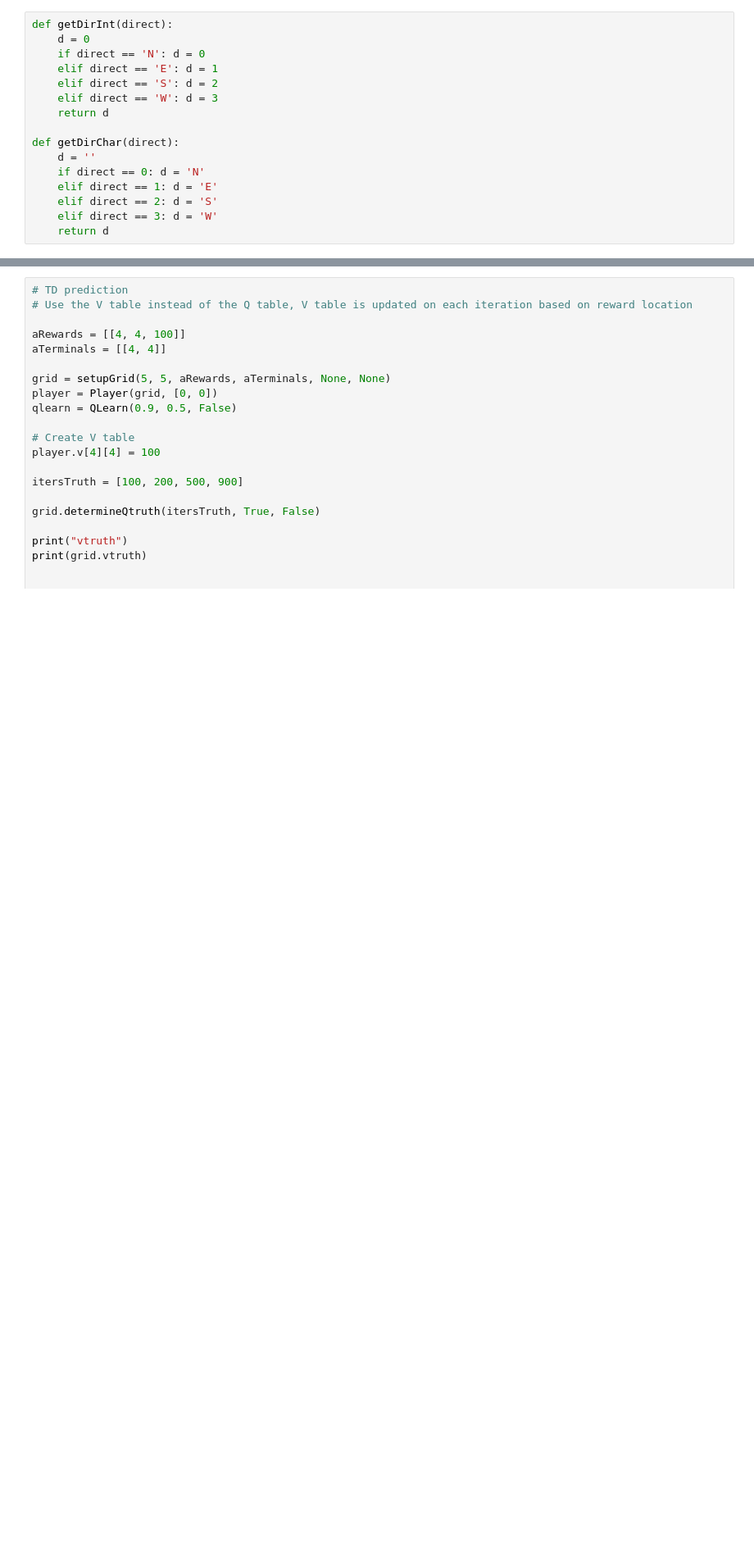
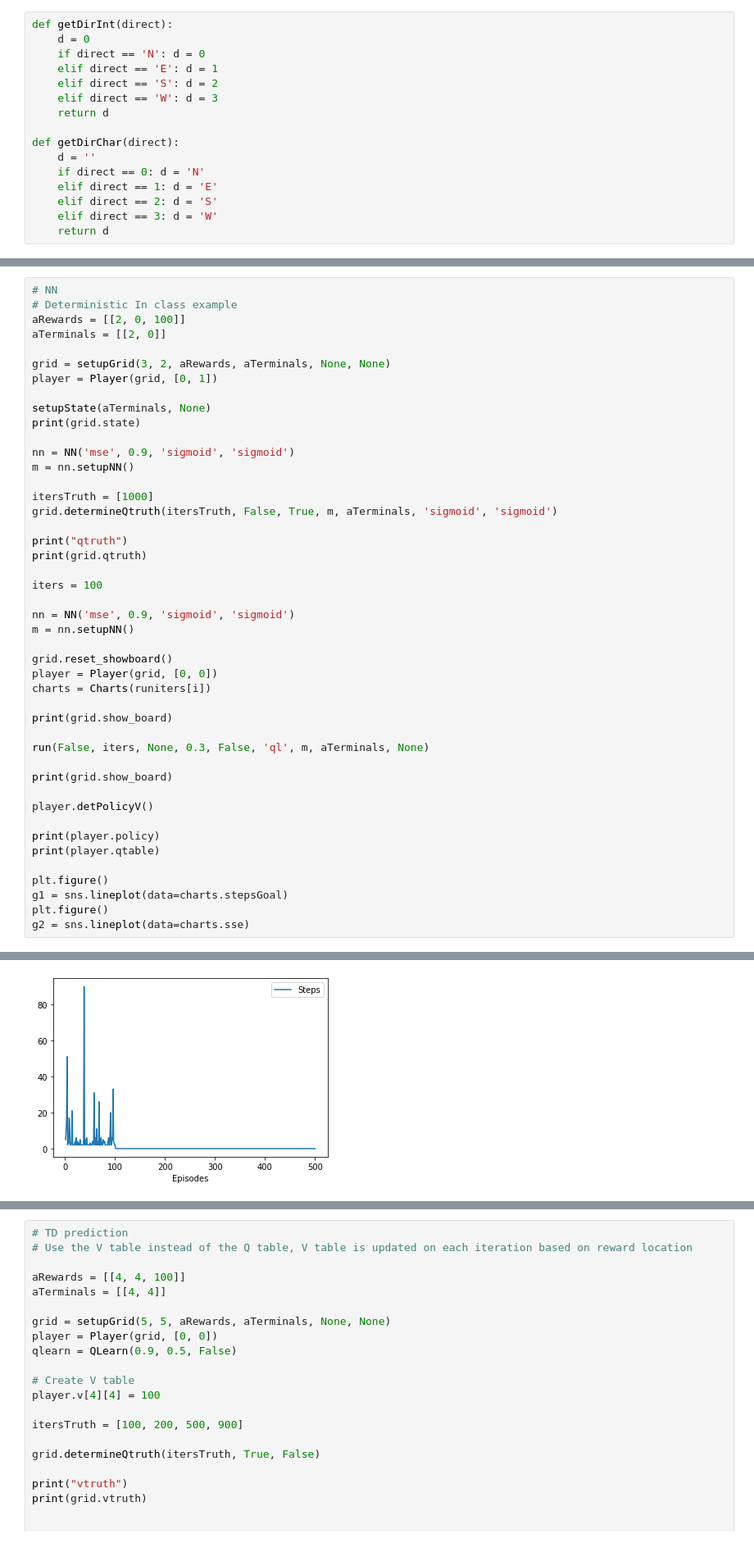
Before and after one commit to FreedomEclipse/GridWorldNN, a Jupyter notebook: gridworldNN.ipynb, the cells around one changed output, grey strips where cells are left out. Shown at 82% size. Saved outputs shown, nothing was run; the diff lists cells and outputs as text; blank space fills up the shorter version.

```diff
--- a/gridworldNN.ipynb
+++ b/gridworldNN.ipynb
@@ -867,0 +654,46 @@ g2 = sns.lineplot(data=charts.sse)
+# %%
+# NN
+# Deterministic In class example
+aRewards = [[2, 0, 100]]
+aTerminals = [[2, 0]]
+
+grid = setupGrid(3, 2, aRewards, aTerminals, None, None)
+player = Player(grid, [0, 1])
+
+setupState(aTerminals, None)
+print(grid.state)
+
+nn = NN('mse', 0.9, 'sigmoid', 'sigmoid')
+m = nn.setupNN()
+
+itersTruth = [1000]
+grid.determineQtruth(itersTruth, False, True, m, aTerminals, 'sigmoid', 'sigmoid')
+
+print("qtruth")
+print(grid.qtruth)
+
+iters = 100
+
+nn = NN('mse', 0.9, 'sigmoid', 'sigmoid')
+m = nn.setupNN()
+
+grid.reset_showboard()
+player = Player(grid, [0, 0])
+charts = Charts(runiters[i])
+
+print(grid.show_board)
+
+run(False, iters, None, 0.3, False, 'ql', m, aTerminals, None)
+
+print(grid.show_board)
+
+player.detPolicyV()
+
+print(player.policy)
+print(player.qtable)
+
+plt.figure()
+g1 = sns.lineplot(data=charts.stepsGoal)
+plt.figure()
+g2 = sns.lineplot(data=charts.sse)
+# %% [output]
@@ -867,0 +717 @@ g2 = sns.lineplot(data=charts.sse)
+[figure, added]
```
Also changed, not shown: parts of 15 cells of this notebook.
